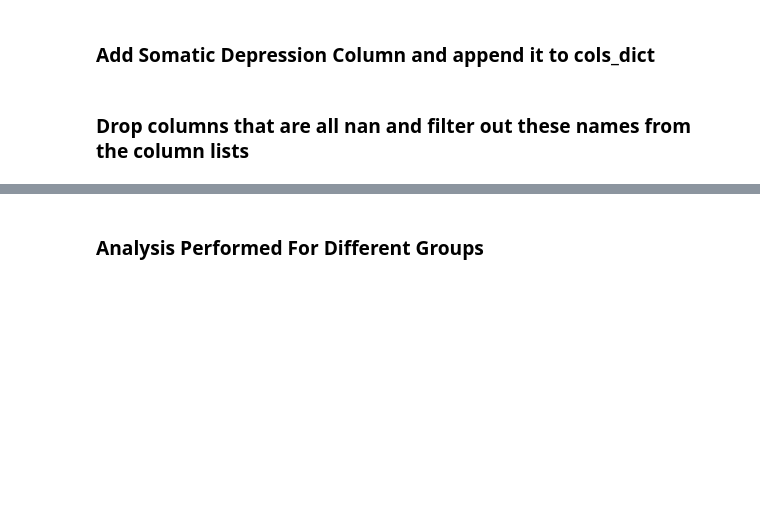
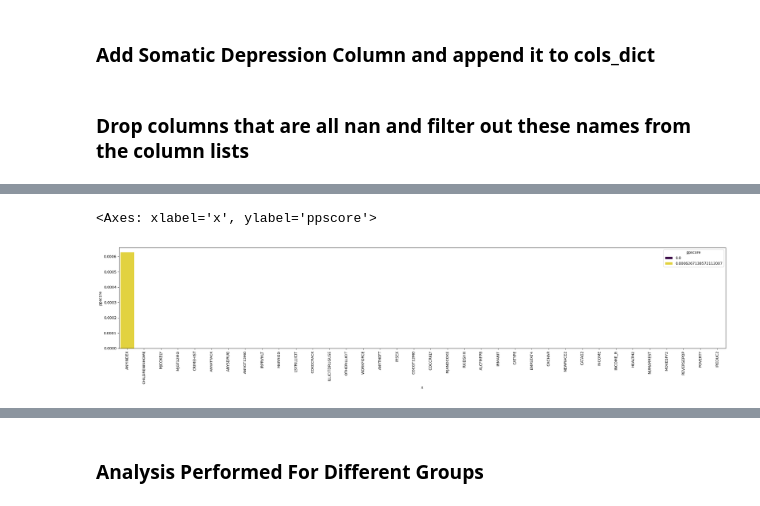
Before and after one commit to KozAAAAA/depression_analysis, a Jupyter notebook: analysis.ipynb, the cells around one changed output, grey strips where cells are left out. Saved outputs shown, nothing was run; the diff lists cells and outputs as text; code cells hidden in the pictures; blank space fills up the shorter version.

```diff
--- a/analysis.ipynb
+++ b/analysis.ipynb
@@ -270,0 +313,9 @@ sns.heatmap(spearman_df, annot=True)
+# %%
+pps_df = pps_df[pps_df['x'] != 'SOMATICDEP']
+
+plt.figure(figsize=(30, 5))
+plt.xticks(rotation=90)
+sns.barplot(y="ppscore", x="x", data=pps_df, palette="viridis", hue="ppscore")
+# %% [output]
+<Axes: xlabel='x', ylabel='ppscore'>
+[figure, added]
```
Also changed, not shown: parts of 30 cells of this notebook.
